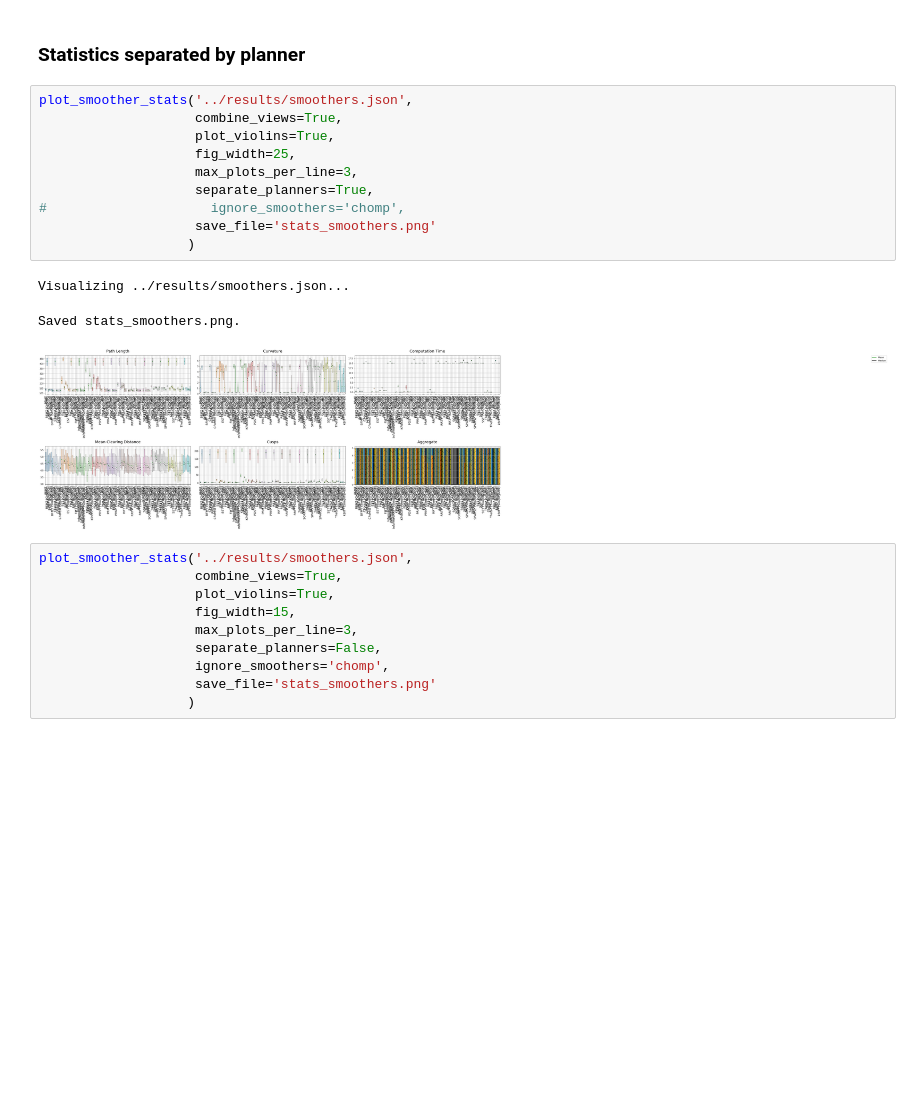
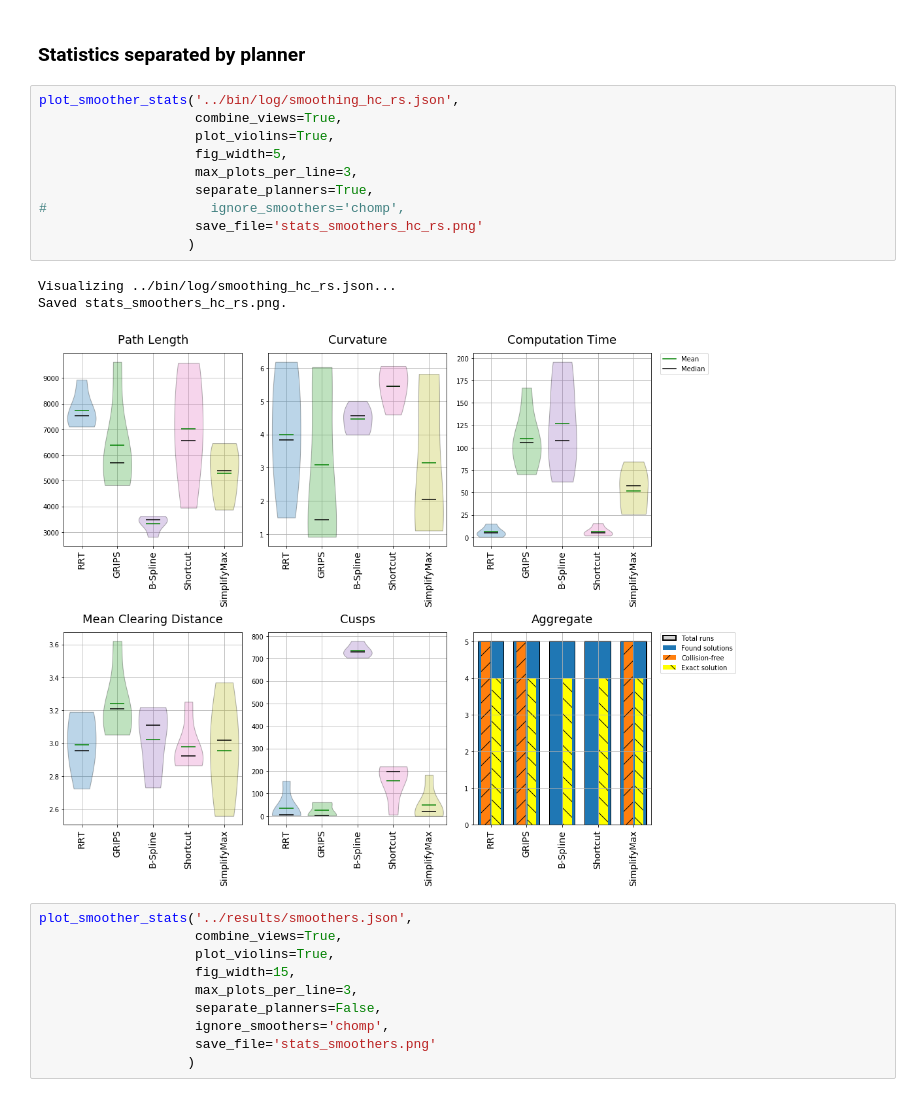
Before and after one commit to robot-motion/bench-mr, a Jupyter notebook: plotting/Smoothing.ipynb, the cells around one changed output. Saved outputs shown, nothing was run; the diff lists cells and outputs as text; blank space fills up the shorter version.

```diff
--- a/plotting/Smoothing.ipynb
+++ b/plotting/Smoothing.ipynb
@@ -47,19 +40,19 @@ Planner SBPL found no solution!
 # %% [markdown]
 ### Statistics separated by planner
 # %%
-plot_smoother_stats('../results/smoothers.json',
+plot_smoother_stats('../bin/log/smoothing_hc_rs.json',
                     combine_views=True,
                     plot_violins=True,
-                    fig_width=25,
+                    fig_width=5,
                     max_plots_per_line=3,
                     separate_planners=True,
 #                     ignore_smoothers='chomp',
-                    save_file='stats_smoothers.png'
+                    save_file='stats_smoothers_hc_rs.png'
                    )
 # %% [output]
-Visualizing ../results/smoothers.json...
+Visualizing ../bin/log/smoothing_hc_rs.json...
+Saved stats_smoothers_hc_rs.png.
-Saved stats_smoothers.png.
-[figure, old version]
+[figure, new version]
 # %%
 plot_smoother_stats('../results/smoothers.json',
                     combine_views=True,
```
Also changed, not shown: parts of 1 cell of this notebook, 12 other files.
